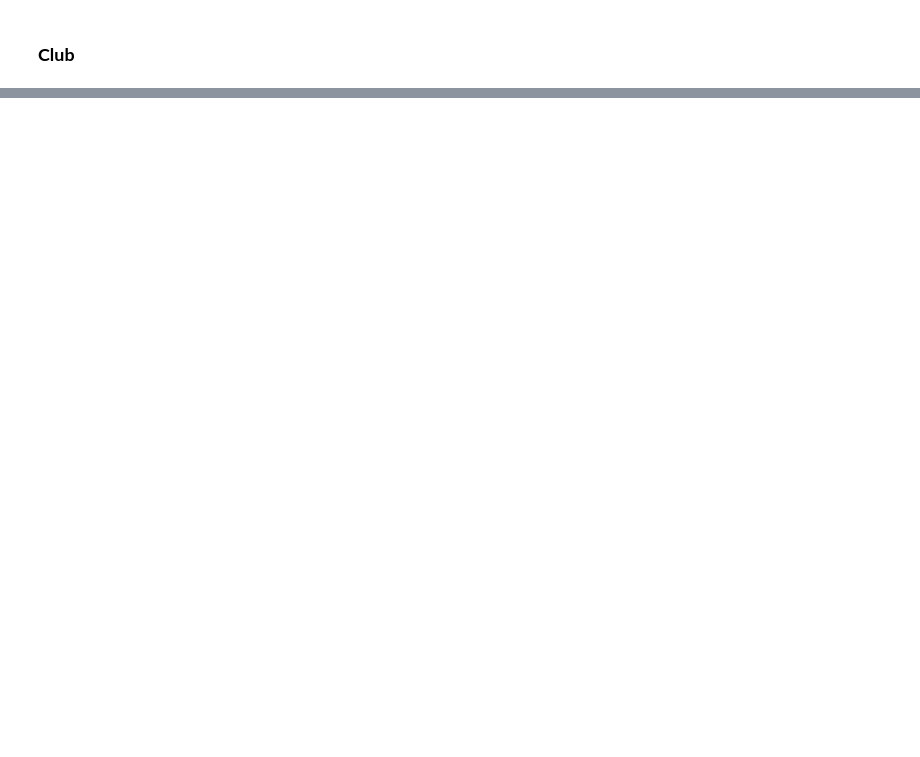
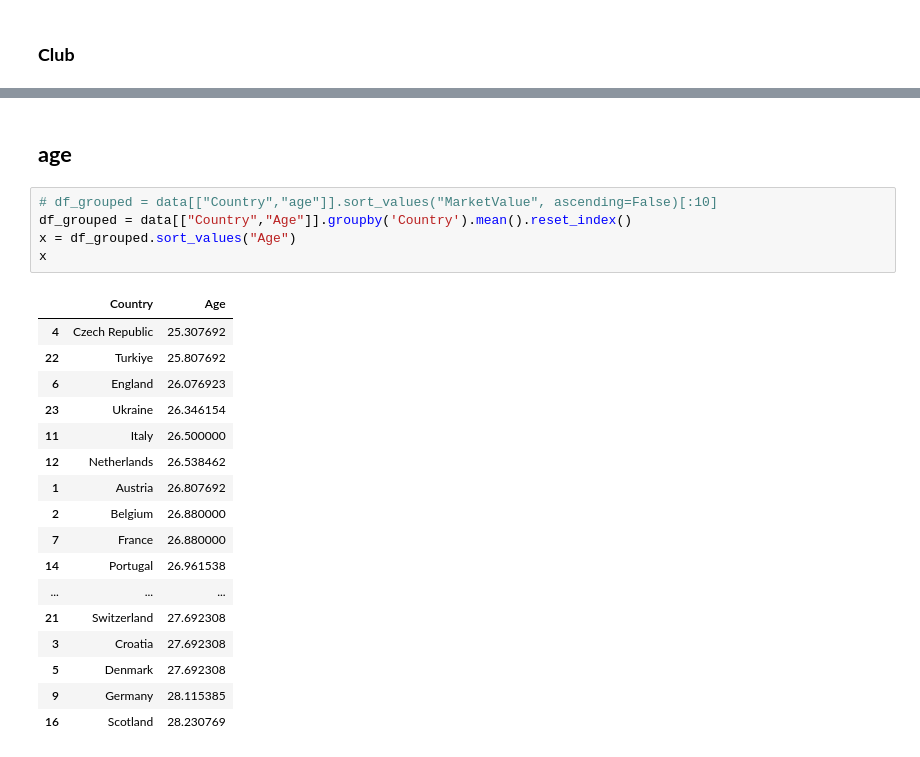
Before and after one commit to messbah-m-e/Exploratory-data-analysis, a Jupyter notebook: euro 2024.ipynb, the cells around one changed output, grey strips where cells are left out. Drawn from its saved outputs; the diff is of its cells as text; blank space fills up the shorter version.

```diff
--- a/euro 2024.ipynb
+++ b/euro 2024.ipynb
@@ -91,0 +127,25 @@ plt.show()
+# %% [markdown]
+## **age**
+# %%
+# df_grouped = data[["Country","age"]].sort_values("MarketValue", ascending=False)[:10]
+df_grouped = data[["Country","Age"]].groupby('Country').mean().reset_index()
+x = df_grouped.sort_values("Age")
+x
+# %% [output]
+|  | Country | Age |
+| 4 | Czech Republic | 25.307692 |
+| 22 | Turkiye | 25.807692 |
+| 6 | England | 26.076923 |
+| 23 | Ukraine | 26.346154 |
+| 11 | Italy | 26.500000 |
+| 12 | Netherlands | 26.538462 |
+| 1 | Austria | 26.807692 |
+| 2 | Belgium | 26.880000 |
+| 7 | France | 26.880000 |
+| 14 | Portugal | 26.961538 |
+| ... | ... | ... |
+| 21 | Switzerland | 27.692308 |
+| 3 | Croatia | 27.692308 |
+| 5 | Denmark | 27.692308 |
+| 9 | Germany | 28.115385 |
+| 16 | Scotland | 28.230769 |
```
Also changed, not shown: parts of 7 cells of this notebook.
